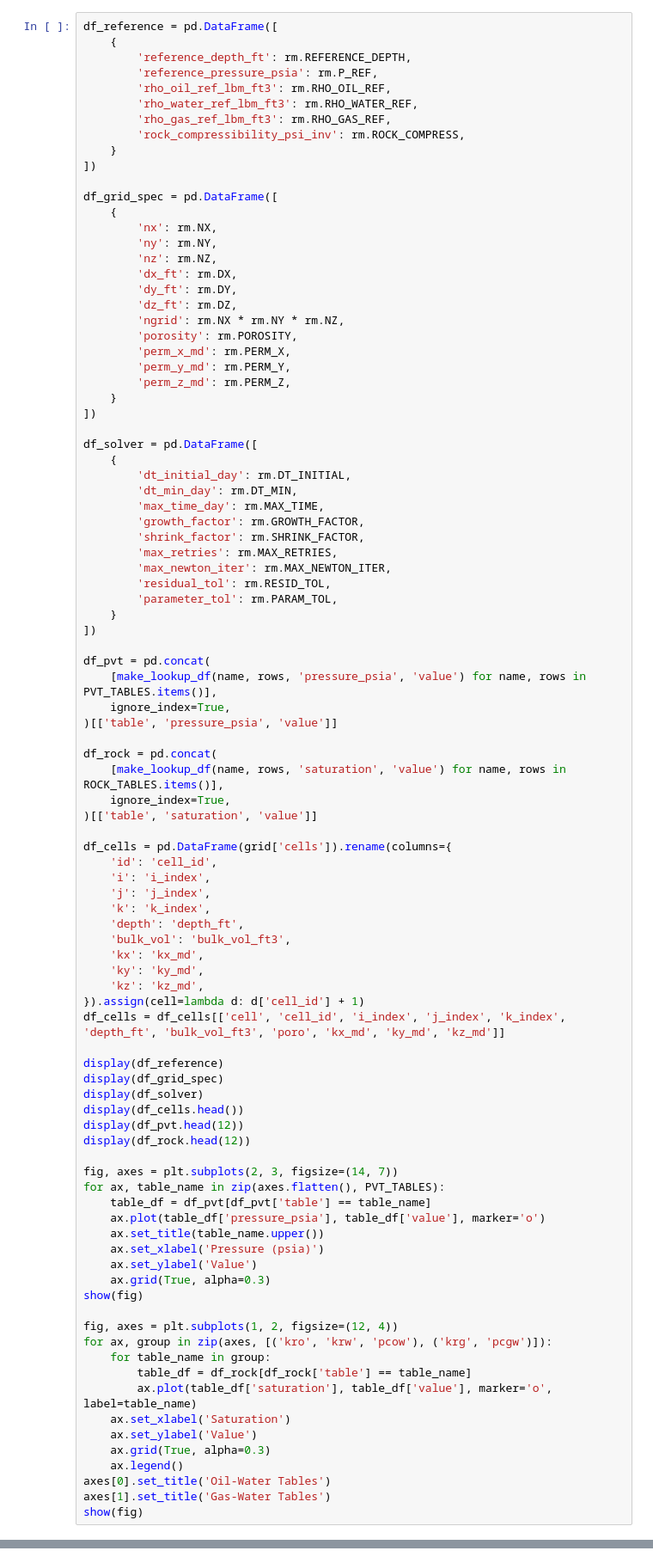
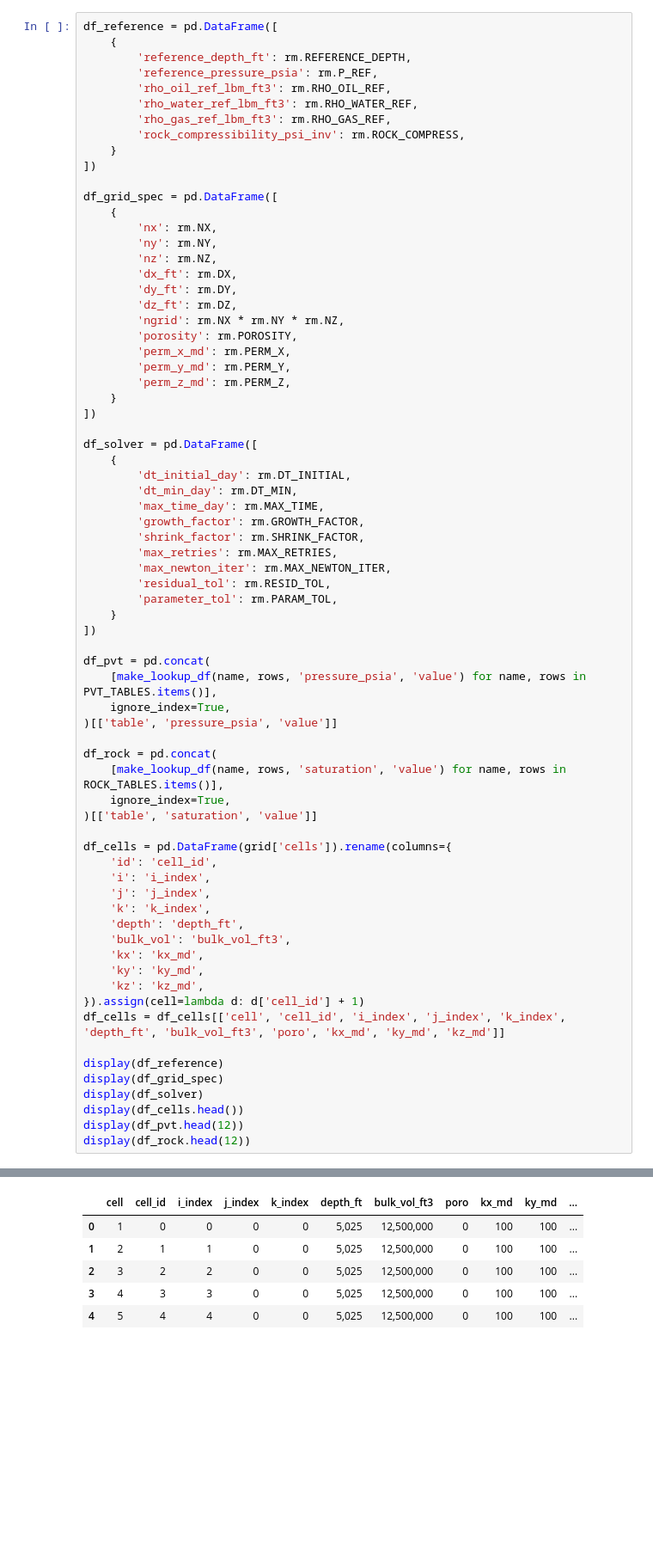
Before and after one commit to kautsrakbr/Simulasi-Reservoir, a Jupyter notebook: workflow.ipynb, the cells around one changed output, grey strips where cells are left out. Shown at 86% size. Drawn from its saved outputs; the diff is of its cells as text; blank space fills up the shorter version.

```diff
--- a/workflow.ipynb
+++ b/workflow.ipynb
@@ -190,26 +219,4 @@ display(df_solver)
 display(df_cells.head())
 display(df_pvt.head(12))
 display(df_rock.head(12))
-
-fig, axes = plt.subplots(2, 3, figsize=(14, 7))
-for ax, table_name in zip(axes.flatten(), PVT_TABLES):
-    table_df = df_pvt[df_pvt['table'] == table_name]
-    ax.plot(table_df['pressure_psia'], table_df['value'], marker='o')
-    ax.set_title(table_name.upper())
-    ax.set_xlabel('Pressure (psia)')
-    ax.set_ylabel('Value')
-    ax.grid(True, alpha=0.3)
-show(fig)
-
-fig, axes = plt.subplots(1, 2, figsize=(12, 4))
-for ax, group in zip(axes, [('kro', 'krw', 'pcow'), ('krg', 'pcgw')]):
-    for table_name in group:
-        table_df = df_rock[df_rock['table'] == table_name]
-        ax.plot(table_df['saturation'], table_df['value'], marker='o', label=table_name)
-    ax.set_xlabel('Saturation')
-    ax.set_ylabel('Value')
-    ax.grid(True, alpha=0.3)
-    ax.legend()
-axes[0].set_title('Oil-Water Tables')
-axes[1].set_title('Gas-Water Tables')
-show(fig)
+# %% [output]
@@ -215,0 +229,6 @@ show(fig)
+|  | cell | cell_id | i_index | j_index | k_index | depth_ft | bulk_vol_ft3 | poro | kx_md | ky_md | ... |
+| 0 | 1 | 0 | 0 | 0 | 0 | 5,025 | 12,500,000 | 0 | 100 | 100 | ... |
+| 1 | 2 | 1 | 1 | 0 | 0 | 5,025 | 12,500,000 | 0 | 100 | 100 | ... |
+| 2 | 3 | 2 | 2 | 0 | 0 | 5,025 | 12,500,000 | 0 | 100 | 100 | ... |
+| 3 | 4 | 3 | 3 | 0 | 0 | 5,025 | 12,500,000 | 0 | 100 | 100 | ... |
+| 4 | 5 | 4 | 4 | 0 | 0 | 5,025 | 12,500,000 | 0 | 100 | 100 | ... |
```
Also changed, not shown: parts of 26 cells of this notebook, 9 other files.
